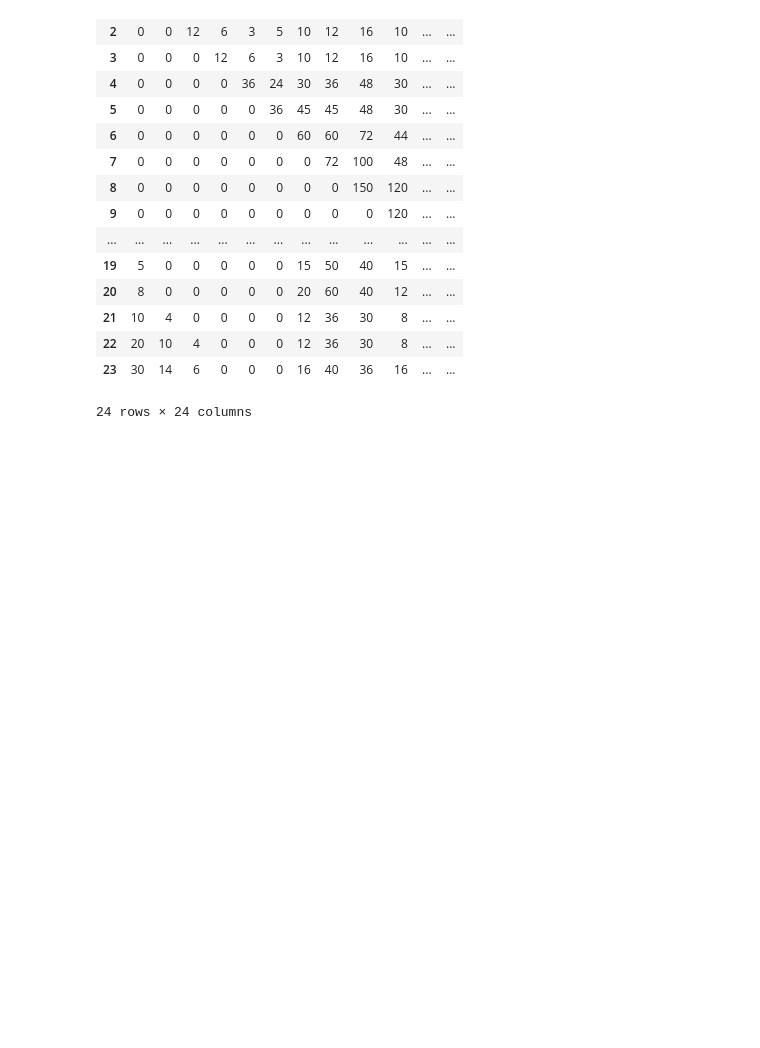
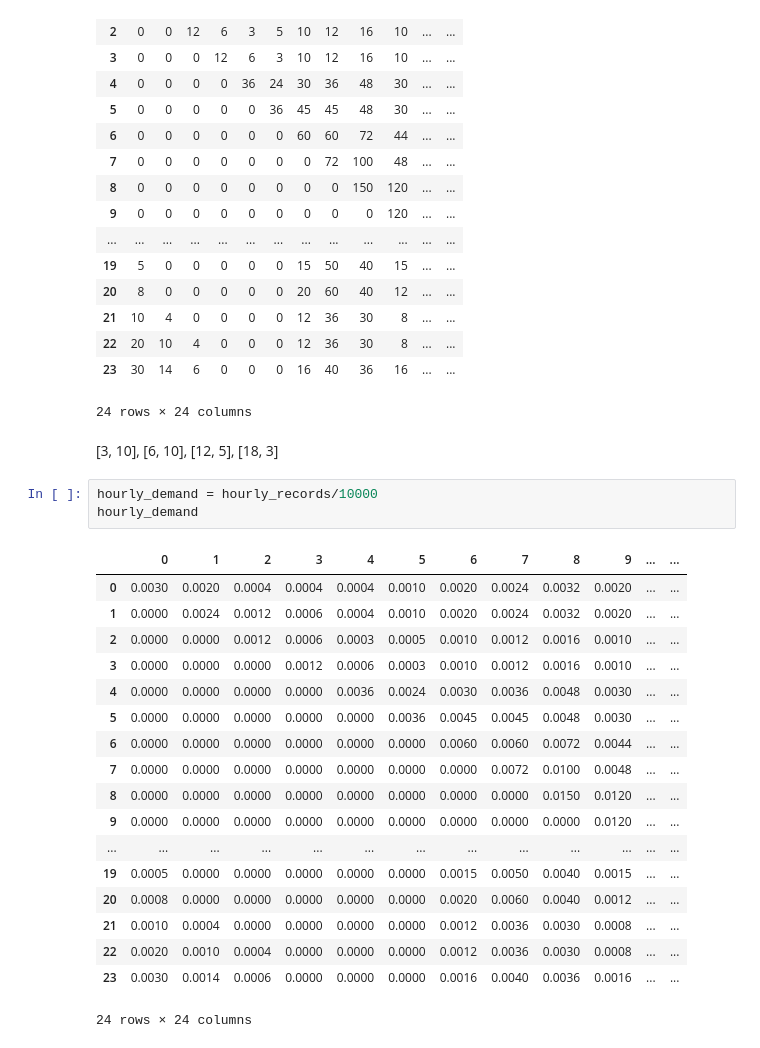
Before and after one commit to ArnavKetkar/ISyE-6202-Casework-3, a Jupyter notebook: Casework-3.ipynb, the cells around one changed output. Drawn from its saved outputs; the diff is of its cells as text; blank space fills up the shorter version.

```diff
--- a/Casework-3.ipynb
+++ b/Casework-3.ipynb
@@ -251,3 +251,27 @@ hourly_records
 | 22 | 20 | 10 | 4 | 0 | 0 | 0 | 12 | 36 | 30 | 8 | ... | ... |
 | 23 | 30 | 14 | 6 | 0 | 0 | 0 | 16 | 40 | 36 | 16 | ... | ... |
 24 rows × 24 columns
+# %% [markdown]
+[3, 10], [6, 10], [12, 5], [18, 3]
+# %%
+hourly_demand = hourly_records/10000
+hourly_demand
+# %% [output]
+|  | 0 | 1 | 2 | 3 | 4 | 5 | 6 | 7 | 8 | 9 | ... | ... |
+| 0 | 0.0030 | 0.0020 | 0.0004 | 0.0004 | 0.0004 | 0.0010 | 0.0020 | 0.0024 | 0.0032 | 0.0020 | ... | ... |
+| 1 | 0.0000 | 0.0024 | 0.0012 | 0.0006 | 0.0004 | 0.0010 | 0.0020 | 0.0024 | 0.0032 | 0.0020 | ... | ... |
+| 2 | 0.0000 | 0.0000 | 0.0012 | 0.0006 | 0.0003 | 0.0005 | 0.0010 | 0.0012 | 0.0016 | 0.0010 | ... | ... |
+| 3 | 0.0000 | 0.0000 | 0.0000 | 0.0012 | 0.0006 | 0.0003 | 0.0010 | 0.0012 | 0.0016 | 0.0010 | ... | ... |
+| 4 | 0.0000 | 0.0000 | 0.0000 | 0.0000 | 0.0036 | 0.0024 | 0.0030 | 0.0036 | 0.0048 | 0.0030 | ... | ... |
+| 5 | 0.0000 | 0.0000 | 0.0000 | 0.0000 | 0.0000 | 0.0036 | 0.0045 | 0.0045 | 0.0048 | 0.0030 | ... | ... |
+| 6 | 0.0000 | 0.0000 | 0.0000 | 0.0000 | 0.0000 | 0.0000 | 0.0060 | 0.0060 | 0.0072 | 0.0044 | ... | ... |
+| 7 | 0.0000 | 0.0000 | 0.0000 | 0.0000 | 0.0000 | 0.0000 | 0.0000 | 0.0072 | 0.0100 | 0.0048 | ... | ... |
+| 8 | 0.0000 | 0.0000 | 0.0000 | 0.0000 | 0.0000 | 0.0000 | 0.0000 | 0.0000 | 0.0150 | 0.0120 | ... | ... |
+| 9 | 0.0000 | 0.0000 | 0.0000 | 0.0000 | 0.0000 | 0.0000 | 0.0000 | 0.0000 | 0.0000 | 0.0120 | ... | ... |
+| ... | ... | ... | ... | ... | ... | ... | ... | ... | ... | ... | ... | ... |
+| 19 | 0.0005 | 0.0000 | 0.0000 | 0.0000 | 0.0000 | 0.0000 | 0.0015 | 0.0050 | 0.0040 | 0.0015 | ... | ... |
+| 20 | 0.0008 | 0.0000 | 0.0000 | 0.0000 | 0.0000 | 0.0000 | 0.0020 | 0.0060 | 0.0040 | 0.0012 | ... | ... |
+| 21 | 0.0010 | 0.0004 | 0.0000 | 0.0000 | 0.0000 | 0.0000 | 0.0012 | 0.0036 | 0.0030 | 0.0008 | ... | ... |
+| 22 | 0.0020 | 0.0010 | 0.0004 | 0.0000 | 0.0000 | 0.0000 | 0.0012 | 0.0036 | 0.0030 | 0.0008 | ... | ... |
+| 23 | 0.0030 | 0.0014 | 0.0006 | 0.0000 | 0.0000 | 0.0000 | 0.0016 | 0.0040 | 0.0036 | 0.0016 | ... | ... |
+24 rows × 24 columns
```
Also changed, not shown: parts of 4 cells of this notebook.
